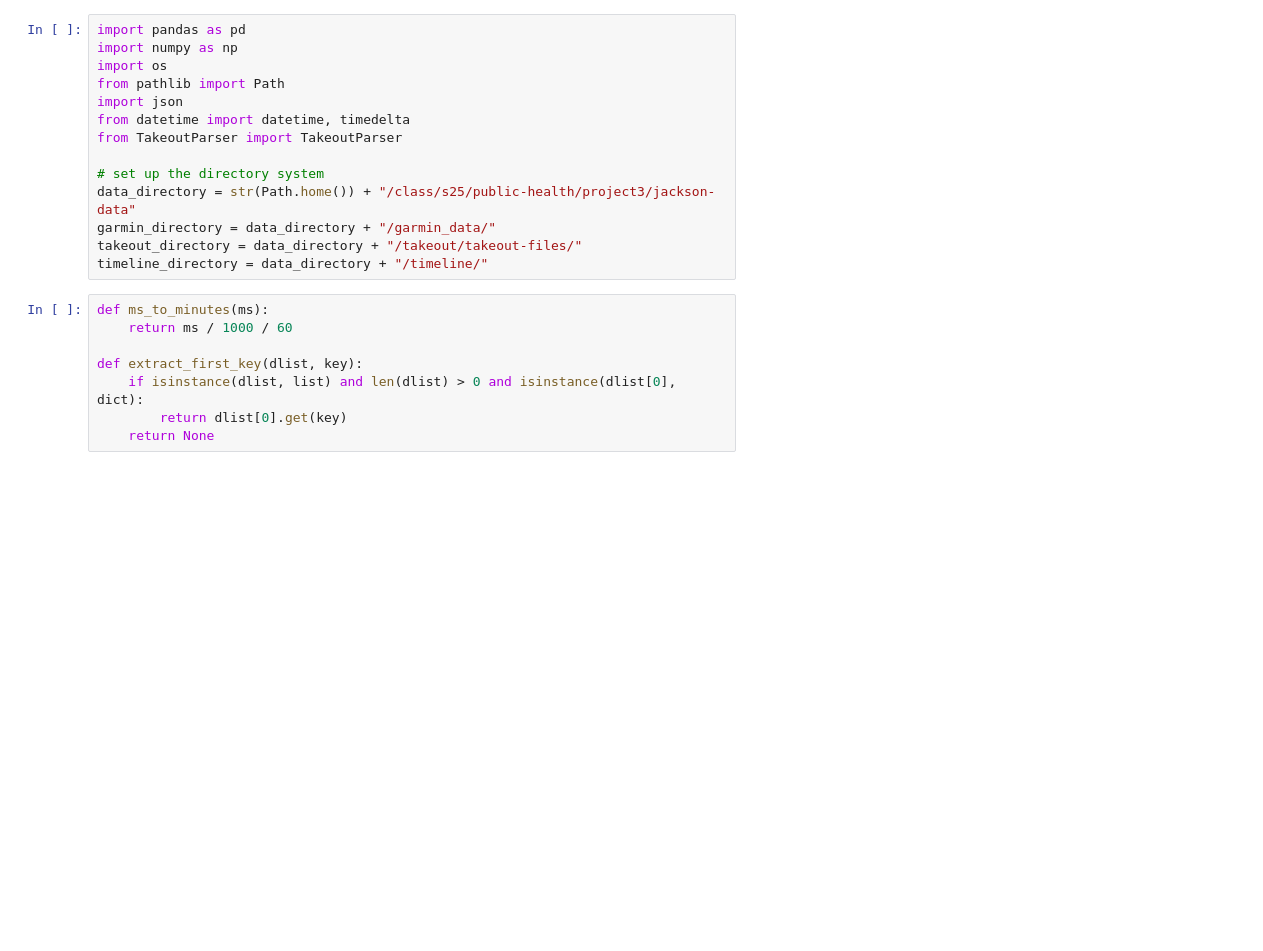
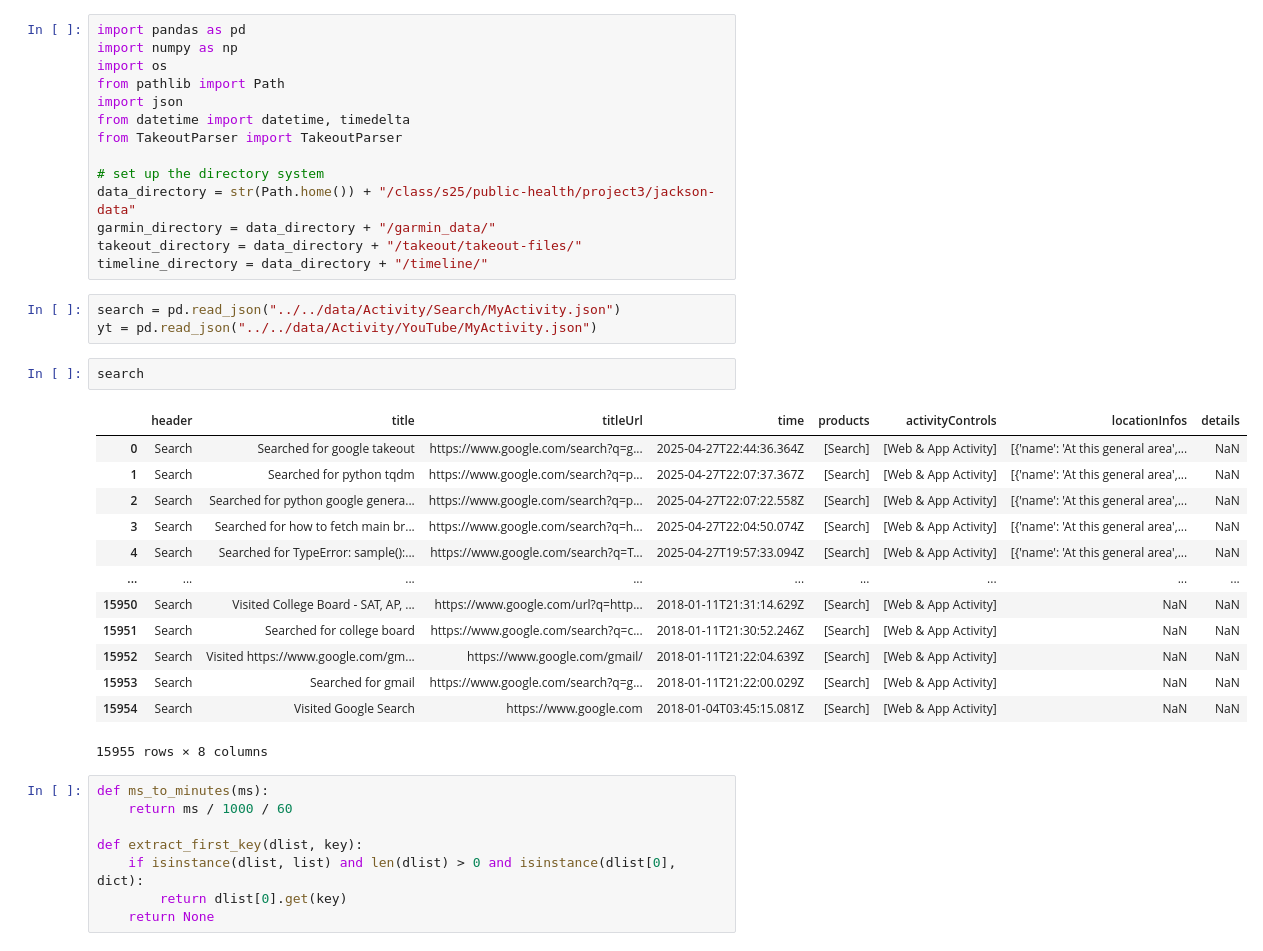
Before and after one commit to wspencerhurst/Analyzing-Online-Behavior-Project, a Jupyter notebook: jackson-data-dev/data.ipynb, the cells around one changed output. Saved outputs shown, nothing was run; the diff lists cells and outputs as text; blank space fills up the shorter version.

```diff
--- a/jackson-data-dev/data.ipynb
+++ b/jackson-data-dev/data.ipynb
@@ -12,6 +12,25 @@ data_directory = str(Path.home()) + "/class/s25/public-health/project3/jackson-d
 garmin_directory = data_directory + "/garmin_data/"
 takeout_directory = data_directory + "/takeout/takeout-files/"
 timeline_directory = data_directory + "/timeline/"
+# %%
+search = pd.read_json("../../data/Activity/Search/MyActivity.json")
+yt = pd.read_json("../../data/Activity/YouTube/MyActivity.json")
+# %%
+search
+# %% [output]
+|  | header | title | titleUrl | time | products | activityControls | locationInfos | details |
+| 0 | Search | Searched for google takeout | https://www.google.com/search?q=g... | 2025-04-27T22:44:36.364Z | [Search] | [Web & App Activity] | [{'name': 'At this general area',... | NaN |
+| 1 | Search | Searched for python tqdm | https://www.google.com/search?q=p... | 2025-04-27T22:07:37.367Z | [Search] | [Web & App Activity] | [{'name': 'At this general area',... | NaN |
+| 2 | Search | Searched for python google genera... | https://www.google.com/search?q=p... | 2025-04-27T22:07:22.558Z | [Search] | [Web & App Activity] | [{'name': 'At this general area',... | NaN |
+| 3 | Search | Searched for how to fetch main br... | https://www.google.com/search?q=h... | 2025-04-27T22:04:50.074Z | [Search] | [Web & App Activity] | [{'name': 'At this general area',... | NaN |
+| 4 | Search | Searched for TypeError: sample():... | https://www.google.com/search?q=T... | 2025-04-27T19:57:33.094Z | [Search] | [Web & App Activity] | [{'name': 'At this general area',... | NaN |
+| ... | ... | ... | ... | ... | ... | ... | ... | ... |
+| 15950 | Search | Visited College Board - SAT, AP, ... | https://www.google.com/url?q=http... | 2018-01-11T21:31:14.629Z | [Search] | [Web & App Activity] | NaN | NaN |
+| 15951 | Search | Searched for college board | https://www.google.com/search?q=c... | 2018-01-11T21:30:52.246Z | [Search] | [Web & App Activity] | NaN | NaN |
+| 15952 | Search | Visited https://www.google.com/gm... | https://www.google.com/gmail/ | 2018-01-11T21:22:04.639Z | [Search] | [Web & App Activity] | NaN | NaN |
+| 15953 | Search | Searched for gmail | https://www.google.com/search?q=g... | 2018-01-11T21:22:00.029Z | [Search] | [Web & App Activity] | NaN | NaN |
+| 15954 | Search | Visited Google Search | https://www.google.com | 2018-01-04T03:45:15.081Z | [Search] | [Web & App Activity] | NaN | NaN |
+15955 rows × 8 columns
 # %%
 def ms_to_minutes(ms):
     return ms / 1000 / 60
```
Also changed, not shown: parts of 1 cell of this notebook, 1 other file.
